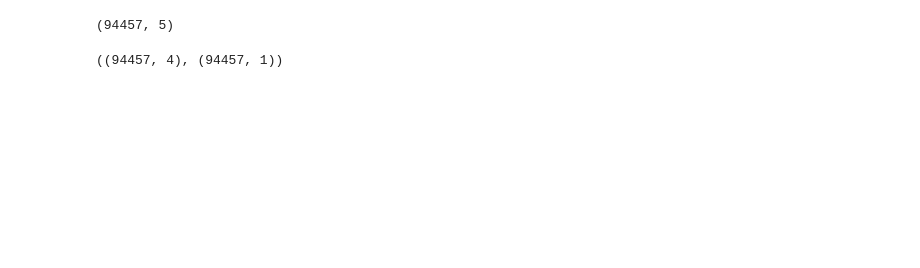
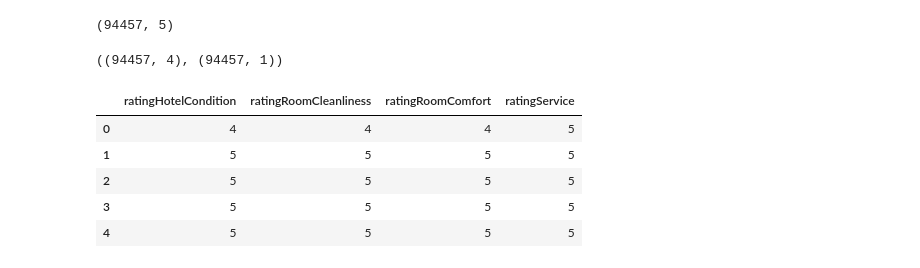
Before and after one commit to dboyliao/FubonDay5, a Jupyter notebook: Lecture.ipynb, the cells around one changed output. Saved outputs shown, nothing was run; the diff lists cells and outputs as text; code cells hidden in the pictures; blank space fills up the shorter version.

```diff
--- a/Lecture.ipynb
+++ b/Lecture.ipynb
@@ -548,5 +550,14 @@ X = rate_data.iloc[:, rate_data.columns != 'ratingOverall'].values
 X.shape, Y.shape
 # %% [output]
 ((94457, 4), (94457, 1))
+# %%
+rate_data.loc[:, rate_data.columns != 'ratingOverall'].head()
+# %% [output]
+|  | ratingHotelCondition | ratingRoomCleanliness | ratingRoomComfort | ratingService |
+| 0 | 4 | 4 | 4 | 5 |
+| 1 | 5 | 5 | 5 | 5 |
+| 2 | 5 | 5 | 5 | 5 |
+| 3 | 5 | 5 | 5 | 5 |
+| 4 | 5 | 5 | 5 | 5 |
 # %%
 pipe = Pipeline(steps=[("poly_feature", PolynomialFeatures(include_bias=False)),
```
Also changed, not shown: parts of 29 cells of this notebook, 2 other files.
